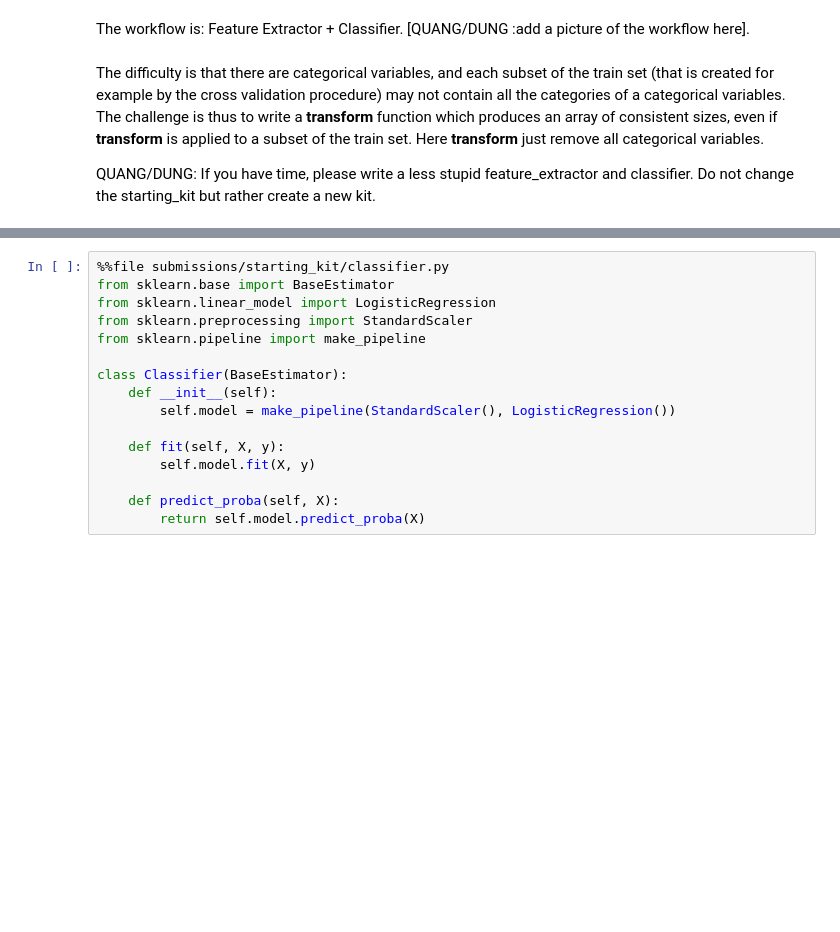
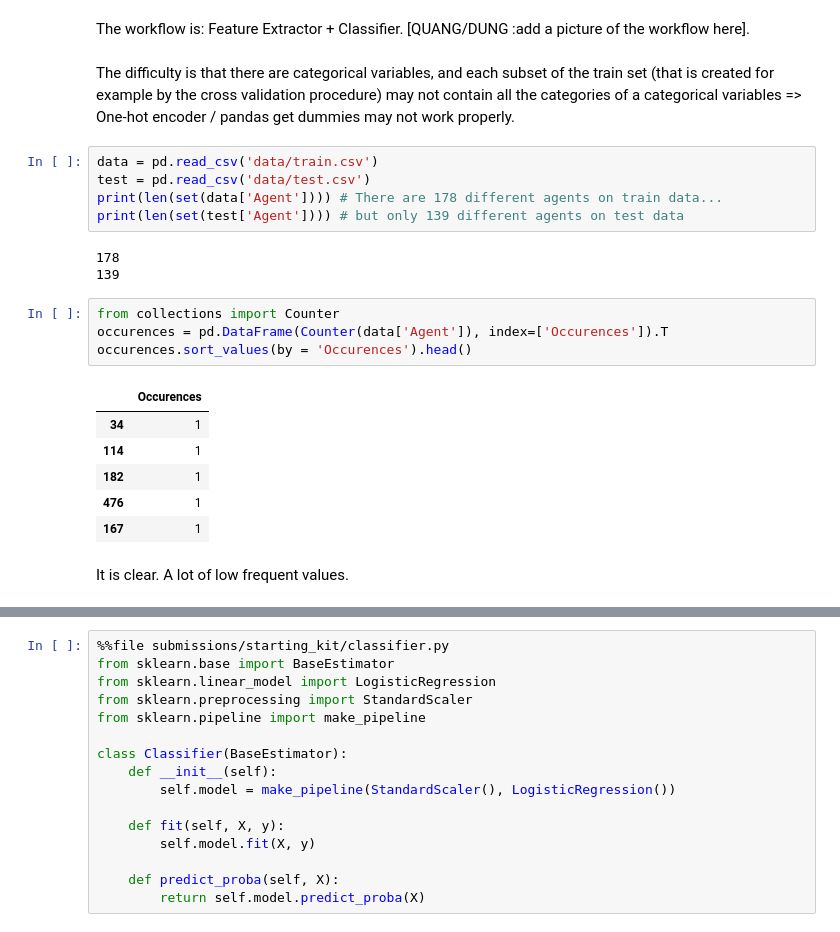
Before and after one commit to hai-dang-dau/hotel_booking, a Jupyter notebook: hotel_booking_starting_kit.ipynb, the cells around one changed output, grey strips where cells are left out. Cells and saved outputs as stored; diff of their text form; blank space fills up the shorter version.

Commit message:
Add a suggestion how to treat categorical variables

```diff
--- a/hotel_booking_starting_kit.ipynb
+++ b/hotel_booking_starting_kit.ipynb
@@ -195,6 +195,25 @@ sns.barplot(x = 'Mutual Information with target', y = 'Feature', data = mi, colo
 # %% [markdown]
 The workflow is: Feature Extractor + Classifier. [QUANG/DUNG :add a picture of the workflow here].
 # %% [markdown]
-The difficulty is that there are categorical variables, and each subset of the train set (that is created for example by the cross validation procedure) may not contain all the categories of a categorical variables. The challenge is thus to write a **transform** function which produces an array of consistent sizes, even if **transform** is applied to a subset of the train set. Here **transform** just remove all categorical variables.
-
-QUANG/DUNG: If you have time, please write a less stupid feature_extractor and classifier. Do not change the starting_kit but rather create a new kit.
+The difficulty is that there are categorical variables, and each subset of the train set (that is created for example by the cross validation procedure) may not contain all the categories of a categorical variables => One-hot encoder / pandas get dummies may not work properly.
+# %%
+data = pd.read_csv('data/train.csv')
+test = pd.read_csv('data/test.csv')
+print(len(set(data['Agent']))) # There are 178 different agents on train data...
+print(len(set(test['Agent']))) # but only 139 different agents on test data
+# %% [output]
+178
+139
+# %%
+from collections import Counter
+occurences = pd.DataFrame(Counter(data['Agent']), index=['Occurences']).T
+occurences.sort_values(by = 'Occurences').head()
+# %% [output]
+|  | Occurences |
+| 34 | 1 |
+| 114 | 1 |
+| 182 | 1 |
+| 476 | 1 |
+| 167 | 1 |
+# %% [markdown]
+It is clear. A lot of low frequent values.
```
Also changed, not shown: parts of 5 cells of this notebook.
